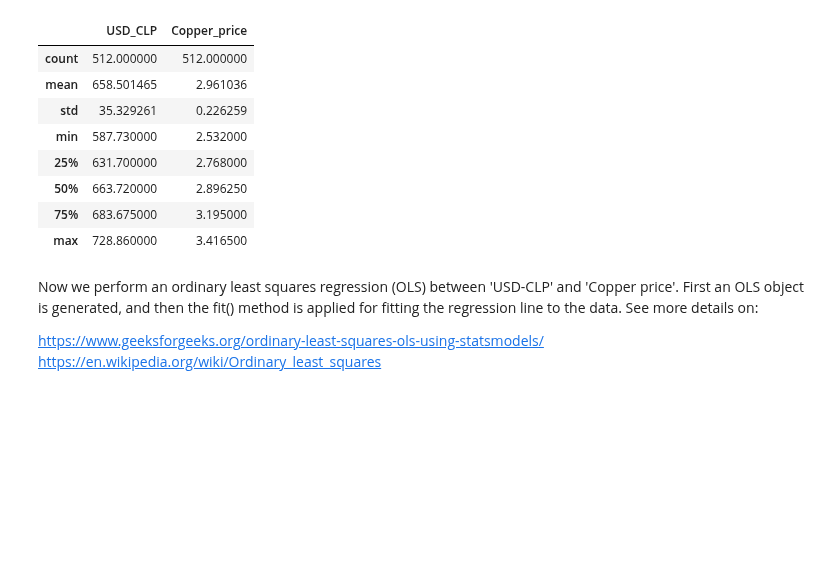
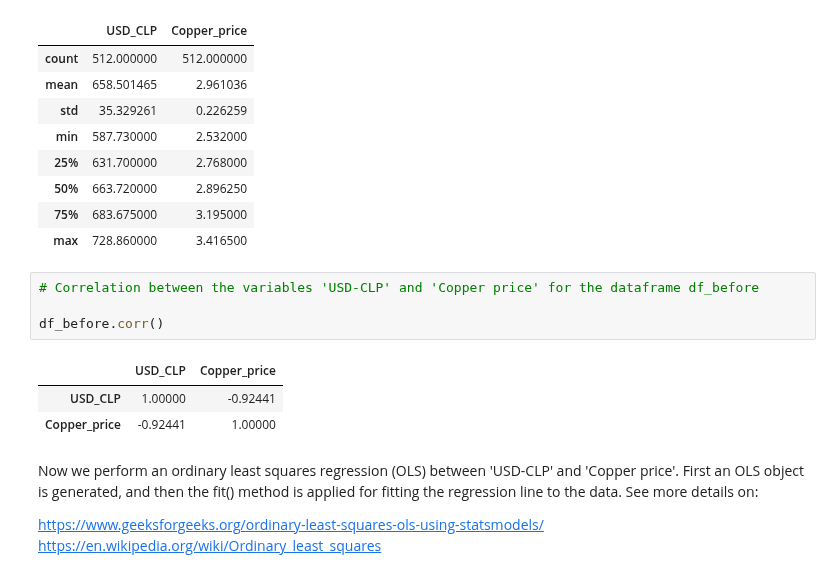
Before and after one commit to rtiedra/data-science, a Jupyter notebook: CLP_vs_Copper/CLP_vs_Copper.ipynb, the cells around one changed output. Saved outputs shown, nothing was run; the diff lists cells and outputs as text; blank space fills up the shorter version.

```diff
--- a/CLP_vs_Copper/CLP_vs_Copper.ipynb
+++ b/CLP_vs_Copper/CLP_vs_Copper.ipynb
@@ -56,6 +56,14 @@ df_before.describe()
 | 50% | 663.720000 | 2.896250 |
 | 75% | 683.675000 | 3.195000 |
 | max | 728.860000 | 3.416500 |
+# %%
+# Correlation between the variables 'USD-CLP' and 'Copper price' for the dataframe df_before
+
+df_before.corr()
+# %% [output]
+|  | USD_CLP | Copper_price |
+| USD_CLP | 1.00000 | -0.92441 |
+| Copper_price | -0.92441 | 1.00000 |
 # %% [markdown]
 Now we perform an ordinary least squares regression (OLS) between 'USD-CLP' and 'Copper price'. First an OLS object is generated, and then the fit() method is applied for fitting the regression line to the data. See more details on:
 
```
Also changed, not shown: parts of 2 cells of this notebook.
